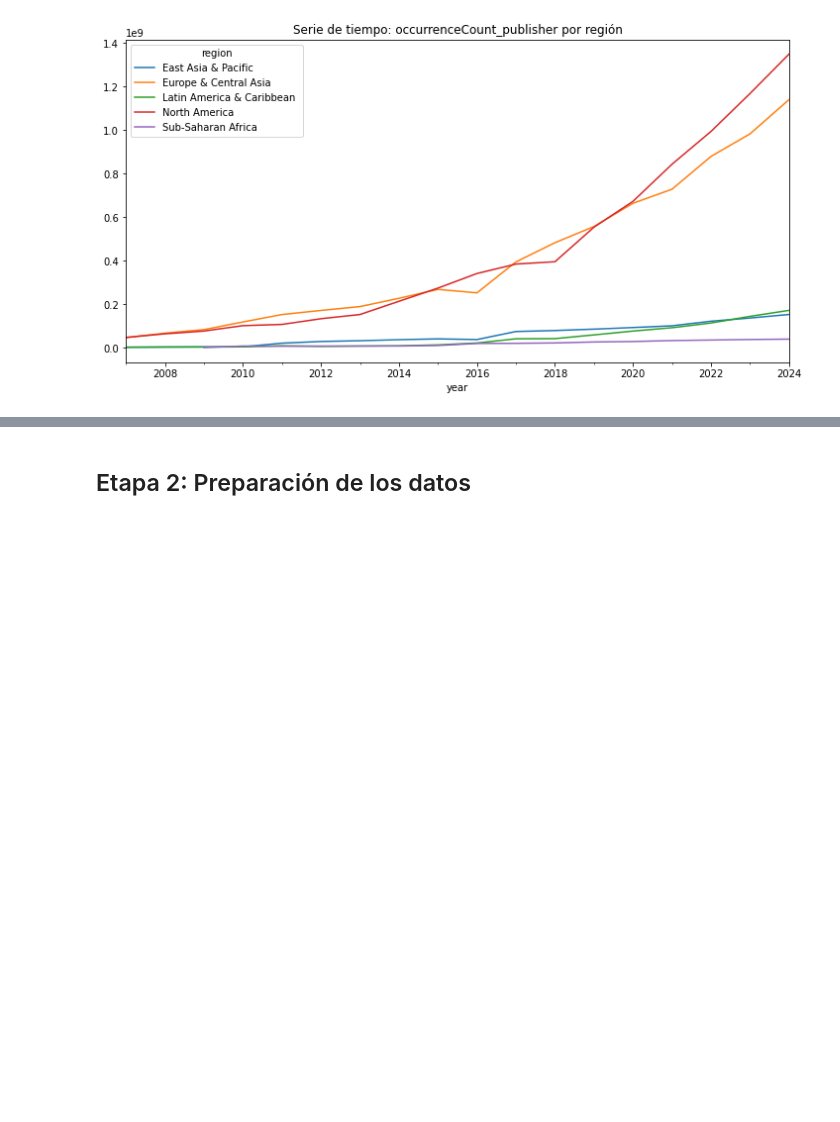
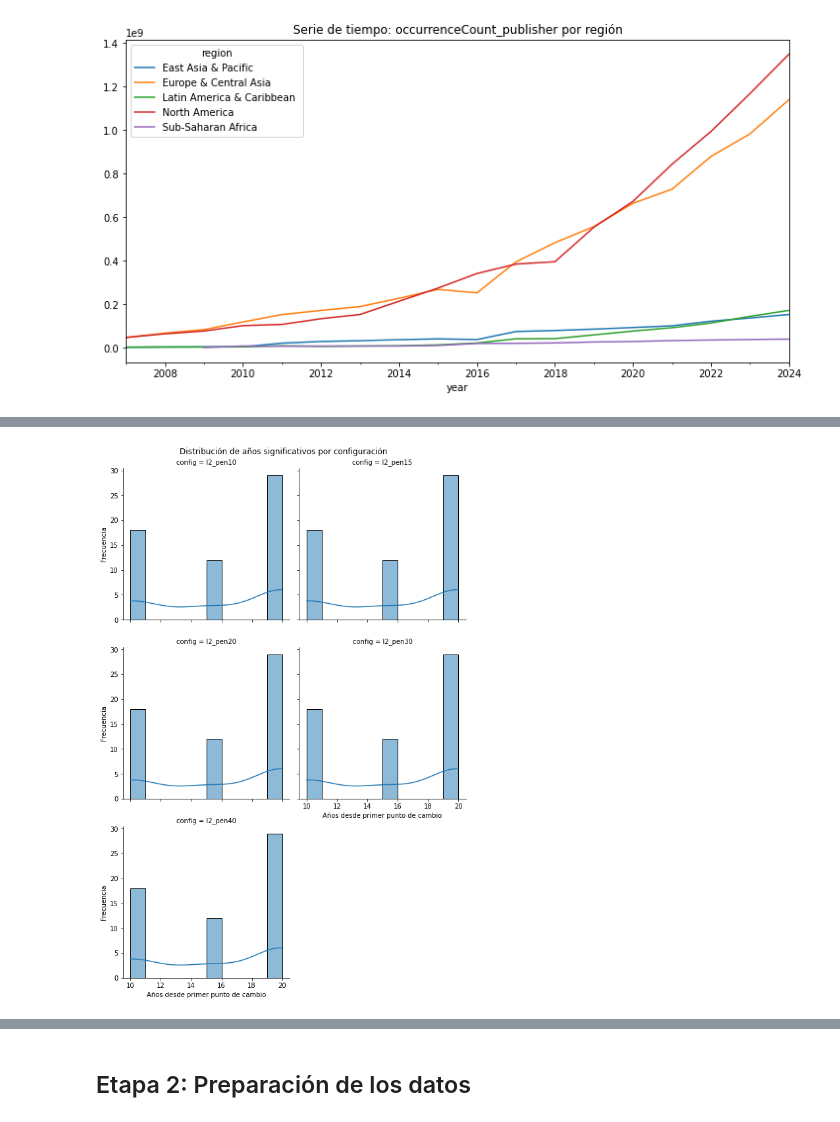
Before and after one commit to rortizgeo/Maestria_CD_Proyecto-Aplicado, a Jupyter notebook: PA_dataAnalysis.ipynb, the cells around one changed output, grey strips where cells are left out. Saved outputs shown, nothing was run; the diff lists cells and outputs as text; code cells hidden in the pictures; blank space fills up the shorter version.

Commit message:
Cálculo de umbral significativo de participación en la red.

```diff
--- a/PA_dataAnalysis.ipynb
+++ b/PA_dataAnalysis.ipynb
@@ -1212,0 +1188,8 @@ ZW: [2014, 2019]
+# %%
+# --- BLOQUE 1: Preparar datos base ---
+years = df_series_country.index.to_list()
+latest_year = max(years)
+
+# Función para traducir índices a años
+def indices_to_years(indices, year_list):
+    return [year_list[i - 1] for i in indices if i < len(year_list)]
@@ -1212,0 +1230,28 @@ ZW: [2014, 2019]
+# %%
+# --- BLOQUE 3: Evaluar duración significativa por configuración ---
+duration_dfs = []
+
+for config, cp_dict in results_all.items():
+    durations = {
+        country: latest_year - min(years)
+        for country, years in cp_dict.items() if len(years) > 0
+    }
+
+    df_dur = pd.DataFrame.from_dict(durations, orient='index', columns=['significant_years'])
+    df_dur['config'] = config
+    df_dur.index.name = 'countryCode'
+    duration_dfs.append(df_dur.reset_index())
+
+df_all_durations = pd.concat(duration_dfs, ignore_index=True)
+# %%
+# --- BLOQUE 4: Visualizar distribuciones y sugerir umbral ---
+g = sns.FacetGrid(df_all_durations, col="config", col_wrap=2, height=4, sharex=True)
+g.map_dataframe(sns.histplot, x='significant_years', bins=10, kde=True)
+g.set_axis_labels("Años desde primer punto de cambio", "Frecuencia")
+g.fig.subplots_adjust(top=0.9)
+g.fig.suptitle("Distribución de años significativos por configuración")
+
+plt.tight_layout()
+plt.show()
+# %% [output]
+[figure, added]
```
Also changed, not shown: parts of 7 cells of this notebook.
